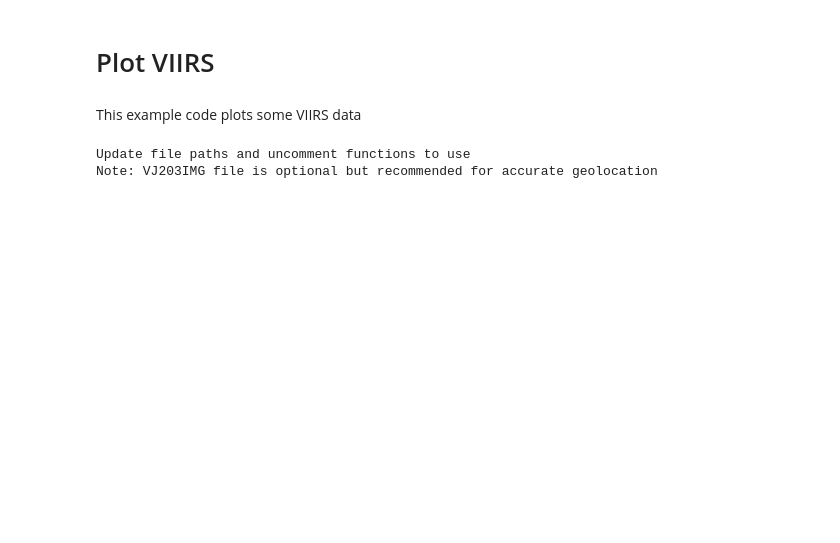
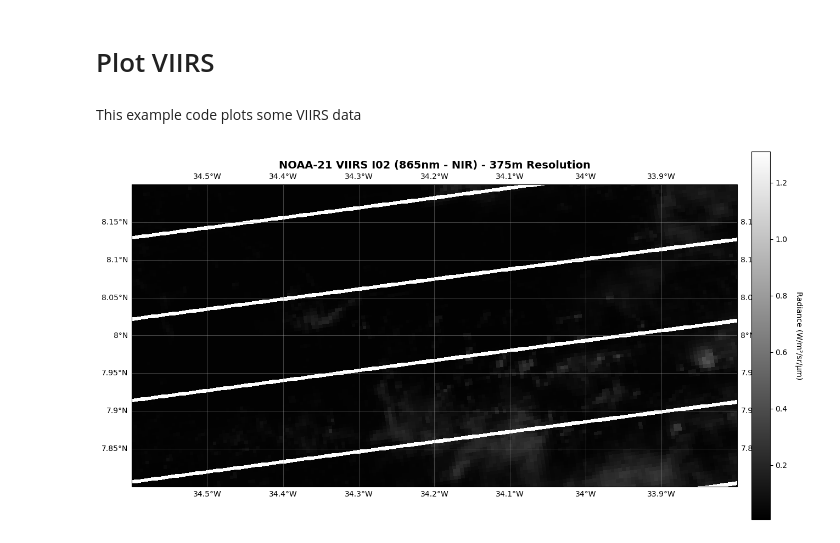
Before and after one commit to phagocyt0sis/408, a Jupyter notebook: hw1/plot_viirs.ipynb, the cells around one changed output. Cells and saved outputs as stored; diff of their text form; code cells hidden in the pictures; blank space fills up the shorter version.

```diff
--- a/hw1/plot_viirs.ipynb
+++ b/hw1/plot_viirs.ipynb
@@ -8,6 +8,8 @@ import matplotlib.pyplot as plt
 import xarray as xr
 import cartopy.crs as ccrs
 import cartopy.feature as cfeature
+#import netCDF4
+#import h5netcdf
 
 def explore_vj202_structure(filename):
     """
@@ -456,11 +458,11 @@ def load_full_dataset(filename, geo_filename=None):
 # Example usage
 if __name__ == "__main__":
     # Your VJ202IMG NetCDF file
-    vj202_file = "C:\Users\no\Documents\School\2025-2026 school\Spring 2026\AES 408 - Python for GIS\Repository\hw1\VJ202IMG.A2025197.1600.021.2025197223032.nc"
-    vj203_file = "C:\Users\no\Documents\School\2025-2026 school\Spring 2026\AES 408 - Python for GIS\Repository\hw1\VJ203IMG.A2025197.1600.021.2025197221722.nc"  # Optional geolocation file
+    vj202_file = r"C:\Users\no\Documents\School\2025-2026 school\Spring 2026\AES 408 - Python for GIS\Repository\hw1\VJ202IMG.A2025197.1600.021.2025197223032.nc"
+    vj203_file = r"C:\Users\no\Documents\School\2025-2026 school\Spring 2026\AES 408 - Python for GIS\Repository\hw1\VJ203IMG.A2025197.1600.021.2025197221722.nc"  # Optional geolocation file
 
     # Explore file structure first
-    explore_vj202_structure(vj202_file)
+    #explore_vj202_structure(vj202_file)
 
     # Plot NIR band (I02) - returns fig, ax for further manipulation
     # fig, ax = plot_vj202_band(vj202_file, band_num=2, geo_filename=vj203_file)
@@ -496,13 +498,12 @@ if __name__ == "__main__":
     # print(ds)  # Shows all bands and metadata
     # ds.close()
 
-    print("Update file paths and uncomment functions to use")
-    print("Note: VJ203IMG file is optional but recommended for accurate geolocation")
+    #print("Update file paths and uncomment functions to use")
+    #print("Note: VJ203IMG file is optional but recommended for accurate geolocation")
-# %% [output]
-Update file paths and uncomment functions to use
-Note: VJ203IMG file is optional but recommended for accurate geolocation
 # %%
-fig, ax = plot_vj202_band(r"C:\Users\sfreeman\Documents\Research\RAM-CINC\VJ202IMG.A2025197.1600.021.2025197223032.nc",
-                            geo_filename=r'C:\Users\sfreeman\Documents\Research\RAM-CINC\VJ203IMG.A2025197.1600.021.2025197221722.nc')
+fig, ax = plot_vj202_band(r"C:\Users\no\Documents\School\2025-2026 school\Spring 2026\AES 408 - Python for GIS\Repository\hw1\VJ202IMG.A2025197.1600.021.2025197223032.nc",
+                            geo_filename=r'C:\Users\no\Documents\School\2025-2026 school\Spring 2026\AES 408 - Python for GIS\Repository\hw1\VJ203IMG.A2025197.1600.021.2025197221722.nc')
 ax.set_extent([-34.6, -33.8, 7.8,8.2])
+# %% [output]
+[figure, added]
 # %%
```
Also changed, not shown: parts of 1 cell of this notebook, 4 other files.
